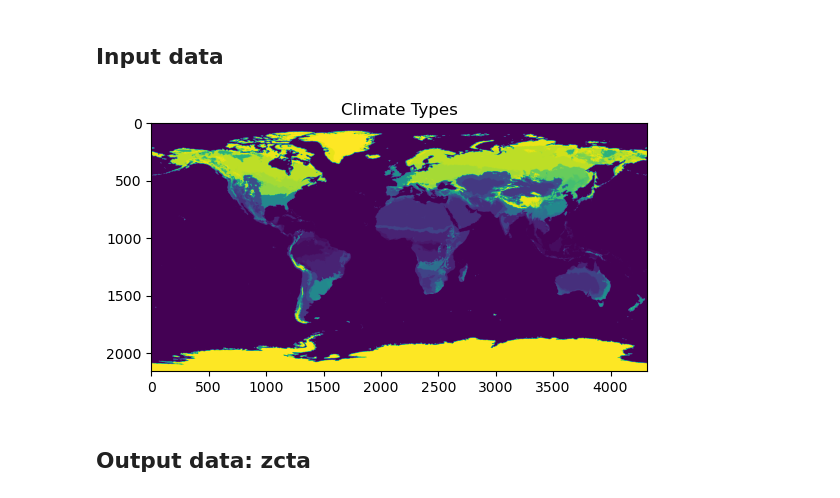
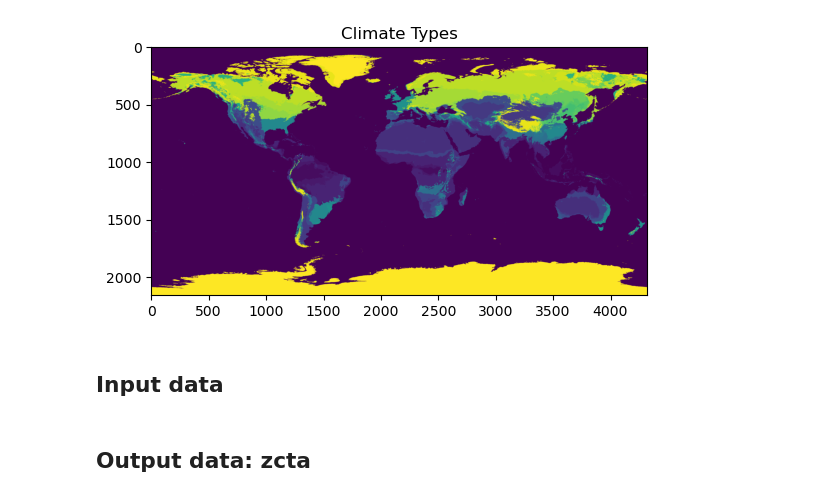
Before and after one commit to NSAPH-Data-Processing/climate_types_raster2polygon, a Jupyter notebook: notes/eda.ipynb, the cells around one changed output. Saved outputs shown, nothing was run; the diff lists cells and outputs as text; code cells hidden in the pictures.

Commit message:
explored input/outputs

```diff
--- a/notes/eda.ipynb
+++ b/notes/eda.ipynb
@@ -7,19 +8,19 @@ import pyarrow.parquet as pq
+# %%
+# Open the raster file
+file_path = here() / 'data/input/climate_types/Beck_KG_V1_present_0p083.tif'
+raster = rasterio.open(file_path)
+
+# Read the raster data
+data = raster.read(1)
+
+# Plot the map
+plt.imshow(data, cmap='viridis')
+plt.title('Climate Types')
+plt.show()
+# %% [output]
+[figure, added]
 # %% [markdown]
 ## Input data
-# %%
-# Open the raster file
-file_path = 'data/input/climate_types/Beck_KG_V1_present_0p083.tif'
-raster = rasterio.open(file_path)
-
-# Read the raster data
-data = raster.read(1)
-
-# Plot the map
-plt.imshow(data, cmap='viridis')
-plt.title('Climate Types')
-plt.show()
-# %% [output]
-[figure, removed]
 # %% [markdown]
 ## Output data: zcta
 # %%
```
Also changed, not shown: parts of 4 cells of this notebook.
